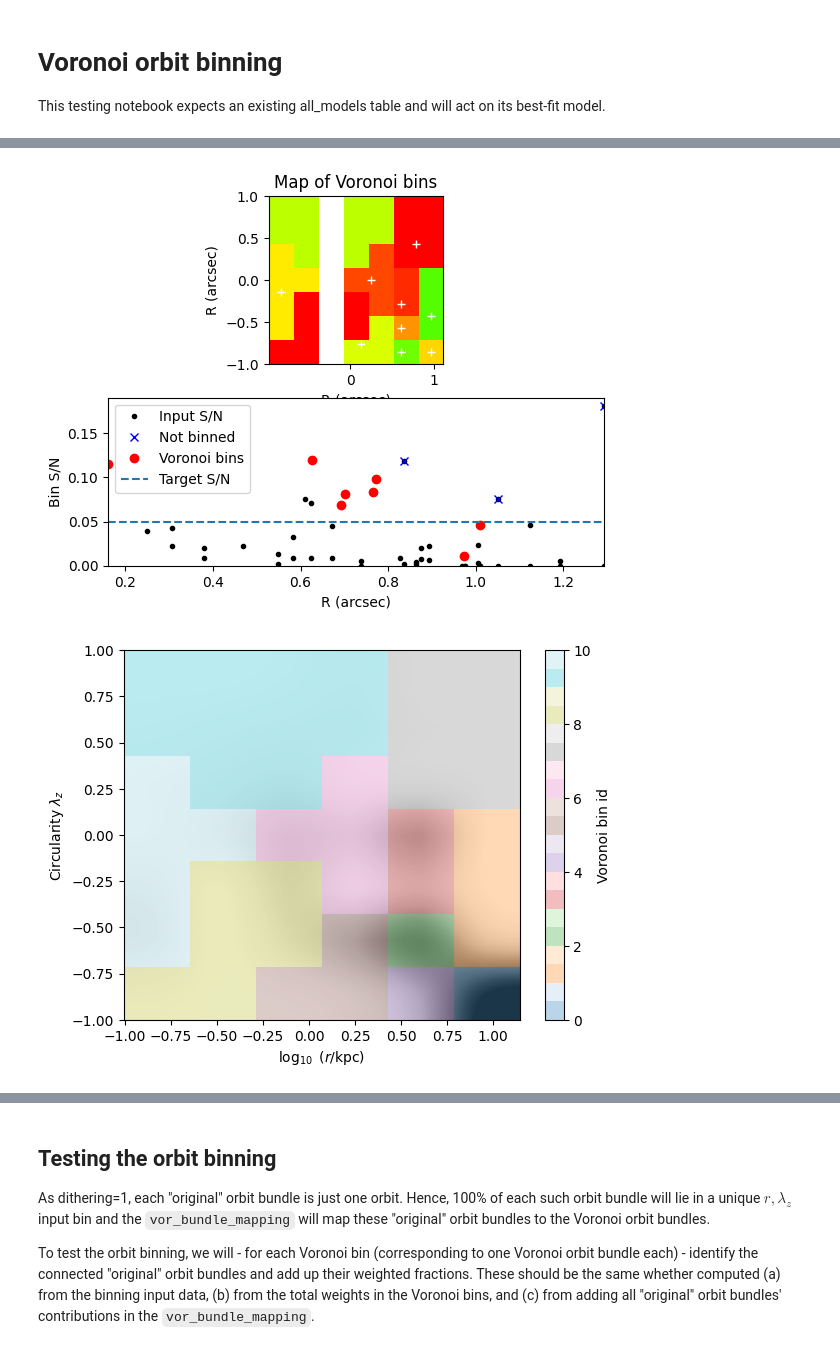
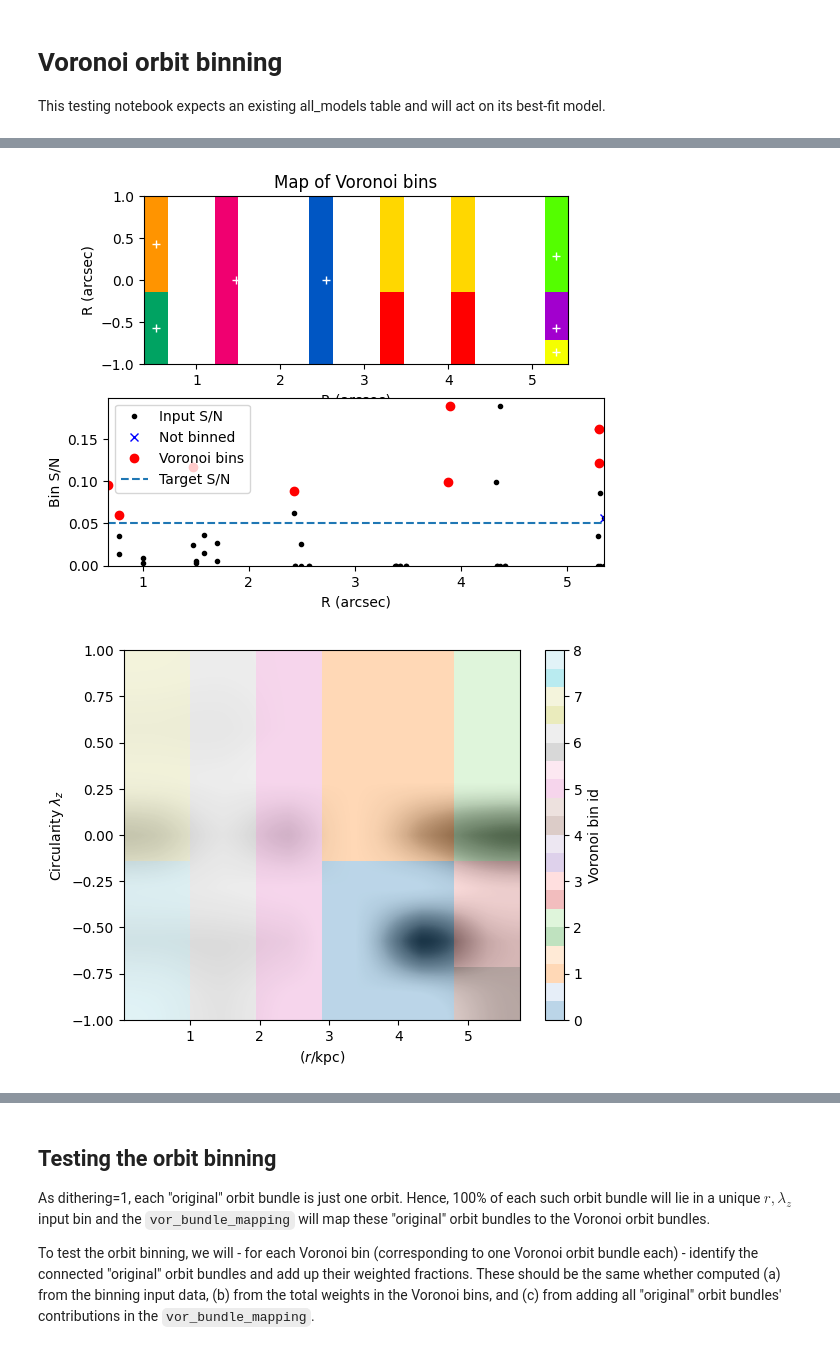
Before and after one commit to dynamics-of-stellar-systems/dynamite, a Jupyter notebook: dev_tests/coloring.ipynb, the cells around one changed output, grey strips where cells are left out. Cells and saved outputs as stored; diff of their text form; code cells hidden in the pictures.

```diff
--- a/dev_tests/coloring.ipynb
+++ b/dev_tests/coloring.ipynb
@@ -14,7 +14,7 @@ import dynamite as dyn
 print('DYNAMITE version', dyn.__version__)
 print('    installed at ', dyn.__path__)  # Uncomment to print the complete DYNAMITE installation path
 
-fname = 'user_test_config_ml.yaml'
+fname = 'FCC167/FCC167.yaml'
 c = dyn.config_reader.Configuration(fname, reset_logging=True)
 # c = dyn.config_reader.Configuration(fname, reset_logging=True, reset_existing_output=True)
 # _ = dyn.model_iterator.ModelIterator(c)
@@ -81,4 +81,6 @@ fig2 = plotter.orbit_distribution(model=None, minr=None, maxr=None, r_scale='lin
 # %%
+# instantiate a Coloring object
+coloring = dyn.coloring.Coloring(c)
 # Perform Voronoi binning of orbits in the radius-circularity phase space. The goal is to group the "original"
 # n_orbits orbit bundles into fewer n_bundle "Voronoi" bundles with each of these Voronoi bundles accounting for
 # a weight of at least ``vor_weight``.
@@ -99,7 +101,7 @@ vor_weight = 0.05  # define the desired (minimum) total orbital weight in each V
 vor_bundle_mapping, phase_space_binning = coloring.bin_phase_space(model=None,
                                                                    minr='auto',
                                                                    maxr='auto',
-                                                                   r_scale='log',
+                                                                   r_scale='linear',
                                                                    nr=nr,
                                                                    nl=nl,
                                                                    vor_weight=vor_weight,
@@ -141,7 +143,7 @@ Fractional S/N scatter (%): 72.66204943703148
 Elapsed time accretion: 0.01 seconds
 Elapsed time optimization: 0.00 seconds
-[figure, old version]
+[figure, new version]
-[figure, old version]
+[figure, new version]
 # %%
 a = dyn.analysis.Analysis(c)
 # %%
```
Also changed, not shown: parts of 20 cells of this notebook, 1 other file.
